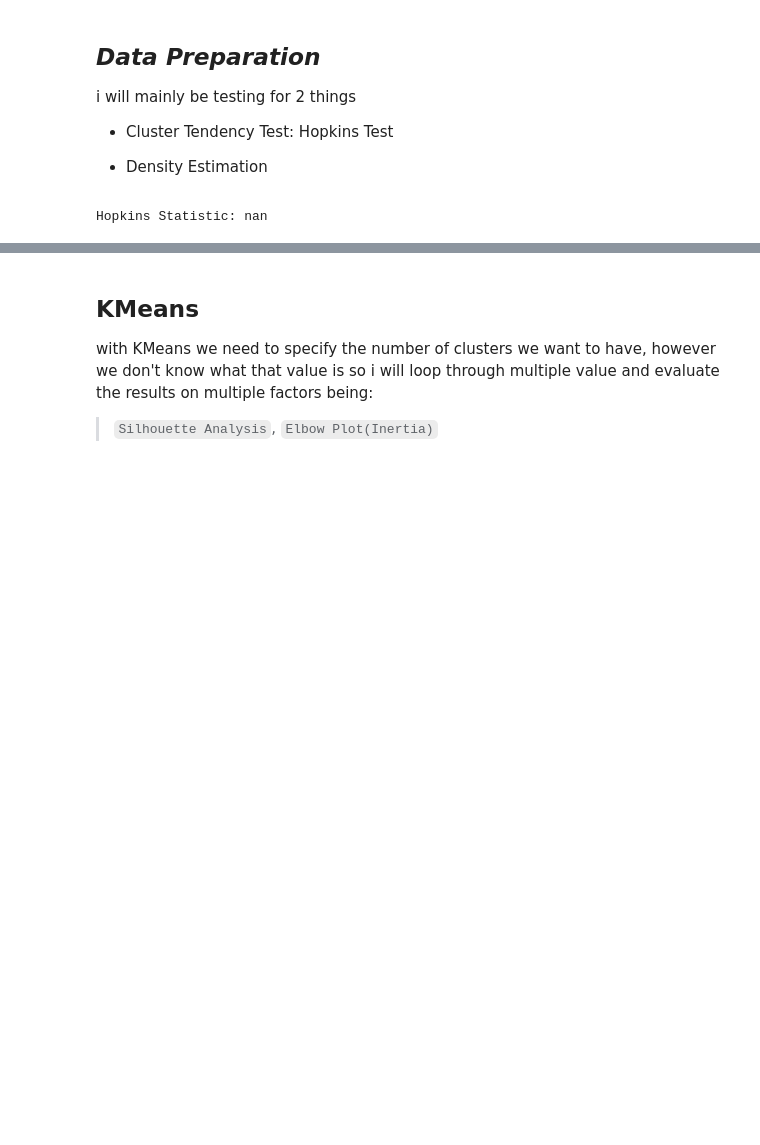
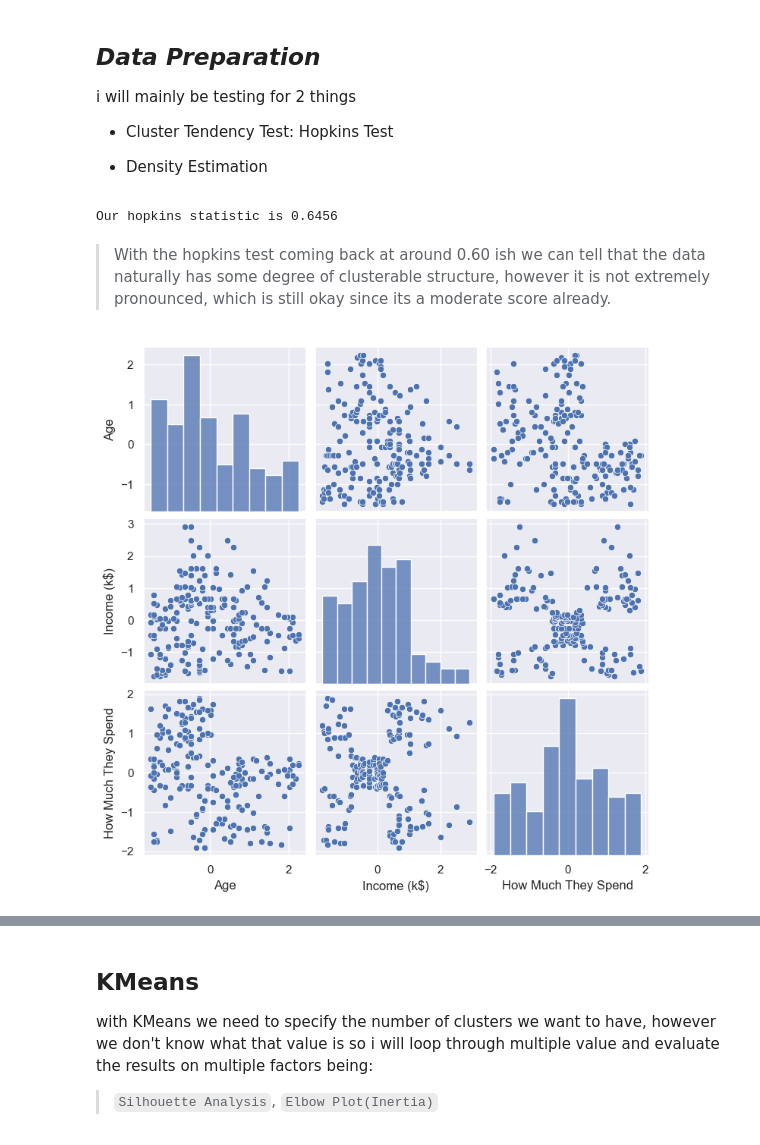
Before and after one commit to ahmakhoo/Forecasting-Clustering-Project, a Jupyter notebook: CA2 part 2.ipynb, the cells around one changed output, grey strips where cells are left out. Saved outputs shown, nothing was run; the diff lists cells and outputs as text; code cells hidden in the pictures; blank space fills up the shorter version.

```diff
--- a/CA2 part 2.ipynb
+++ b/CA2 part 2.ipynb
@@ -518,28 +442,3 @@ i will mainly be testing for 2 things
 - Cluster Tendency Test: Hopkins Test
 
 - Density Estimation
-# %%
-from sklearn.neighbors import NearestNeighbors
-
-def hopkins_statistic(data, sample_size):
-    # Generate random points for comparison
-    random_points = np.random.rand(sample_size, data.shape[1])
-
-    # Calculate distance between actual data and random points
-    nbrs = NearestNeighbors(n_neighbors=1).fit(data)
-    actual_dist = nbrs.kneighbors(data)[0]
-
-    nbrs = NearestNeighbors(n_neighbors=1).fit(random_points)
-    random_dist = nbrs.kneighbors(random_points)[0]
-
-    # Calculate the Hopkins statistic
-    hopkins_value = np.sum(actual_dist) / (np.sum(actual_dist) + np.sum(random_dist))
-    return hopkins_value
-
-# Usage example
-data = np.random.rand(100, 5)  # Replace with your actual data
-sample_size = 1000  # Number of random points to generate
-hopkins_value = hopkins_statistic(final_df, len(final_df) )
-print("Hopkins Statistic:", hopkins_value)
-# %% [output]
-Hopkins Statistic: nan
@@ -564,0 +475,12 @@ Hopkins Statistic: nan
+# %%
+s = hopkins_test(final_df)
+print(f"Our hopkins statistic is {s:.4f}")
+# %% [output]
+Our hopkins statistic is 0.6456
+# %% [markdown]
+> With the hopkins test coming back at around 0.60 ish we can tell that the data naturally has some degree of clusterable structure, however it is not extremely pronounced, which is still okay since its a moderate score already.
+# %%
+sns.pairplot(final_df)
+plt.show()
+# %% [output]
+[figure, added]
```
Also changed, not shown: parts of 115 cells of this notebook, 52 other files.
